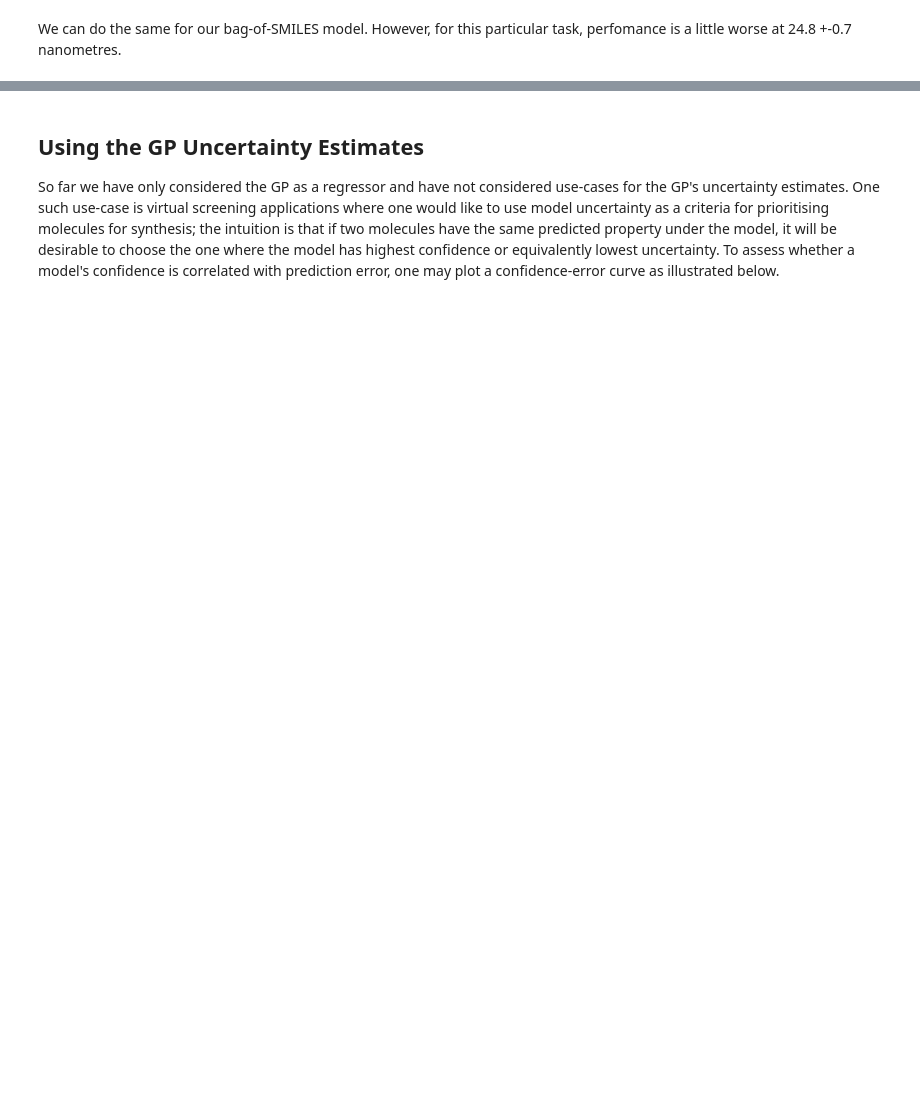
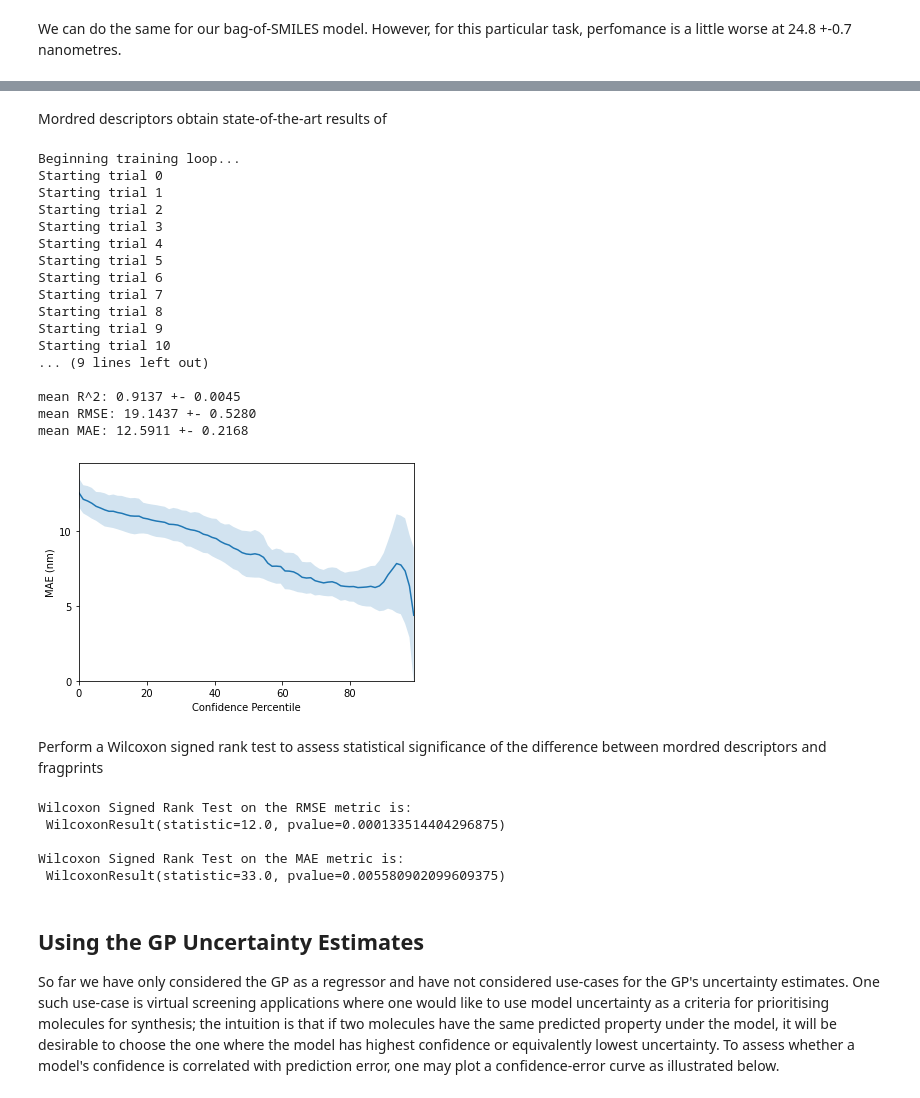
Before and after one commit to leojklarner/gauche, a Jupyter notebook: notebooks/GP Regression on Molecules.ipynb, the cells around one changed output, grey strips where cells are left out. Cells and saved outputs as stored; diff of their text form; code cells hidden in the pictures; blank space fills up the shorter version.

```diff
--- a/notebooks/GP Regression on Molecules.ipynb
+++ b/notebooks/GP Regression on Molecules.ipynb
@@ -234,3 +341,44 @@ evaluate_model(X_boc, y)
+# %% [markdown]
+Mordred descriptors obtain state-of-the-art results of
+# %%
+rmse_mordred, mae_mordred = evaluate_model(X_mordred, y, use_mordred=True)
+# %% [output]
+Beginning training loop...
+Starting trial 0
+Starting trial 1
+Starting trial 2
+Starting trial 3
+Starting trial 4
+Starting trial 5
+Starting trial 6
+Starting trial 7
+Starting trial 8
+Starting trial 9
+Starting trial 10
+... (9 lines left out)
+
+mean R^2: 0.9137 +- 0.0045
+mean RMSE: 19.1437 +- 0.5280
+mean MAE: 12.5911 +- 0.2168
+[figure, added]
+# %% [markdown]
+Perform a Wilcoxon signed rank test to assess statistical significance of the difference between mordred descriptors and fragprints
+# %%
+"""Wilcoxon signed rank test"""
+
+from scipy.stats import wilcoxon
+
+# RMSE
+print(f'Wilcoxon Signed Rank Test on the RMSE metric is:\n {wilcoxon(rmse_fragprints, rmse_mordred)}\n')
+
+# MAE
+print(f'Wilcoxon Signed Rank Test on the MAE metric is:\n {wilcoxon(mae_fragprints, mae_mordred)}\n')
+# %% [output]
+Wilcoxon Signed Rank Test on the RMSE metric is:
+ WilcoxonResult(statistic=12.0, pvalue=0.000133514404296875)
+
+Wilcoxon Signed Rank Test on the MAE metric is:
+ WilcoxonResult(statistic=33.0, pvalue=0.005580902099609375)
 # %% [markdown]
 ## Using the GP Uncertainty Estimates ##
 
```
Also changed, not shown: parts of 8 cells of this notebook, 3 other files.
